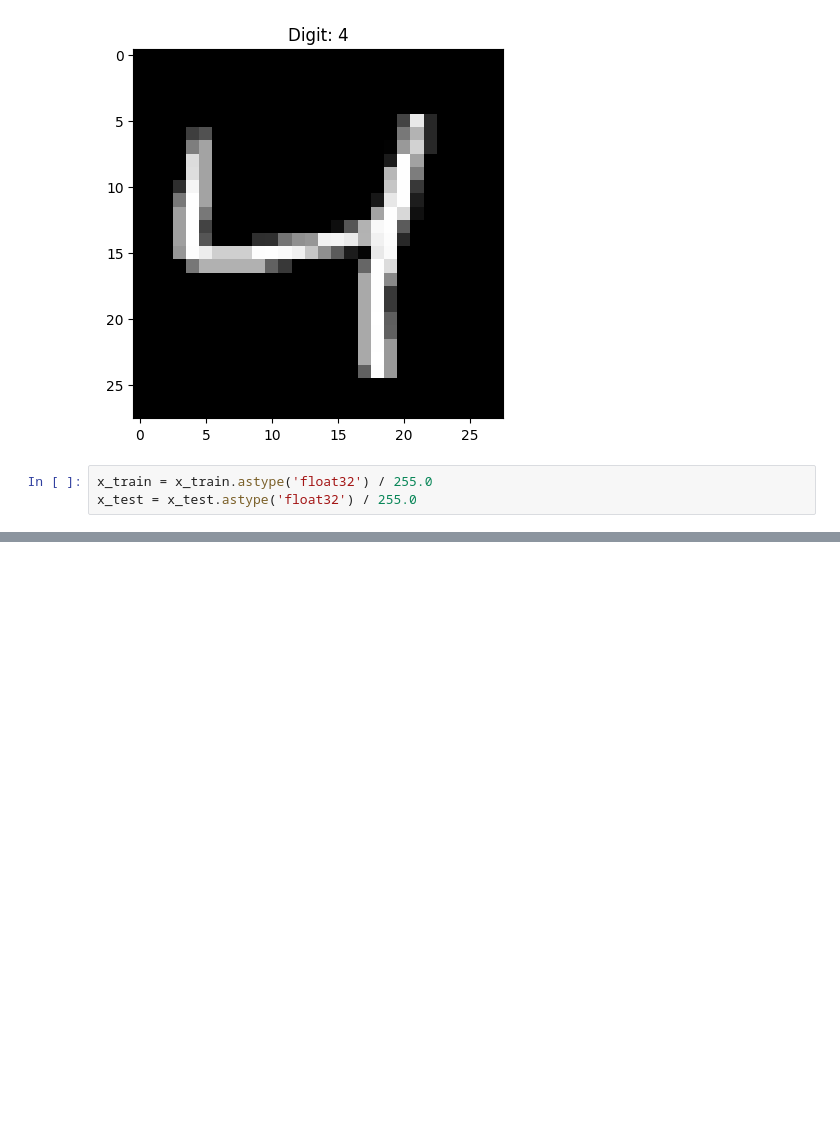
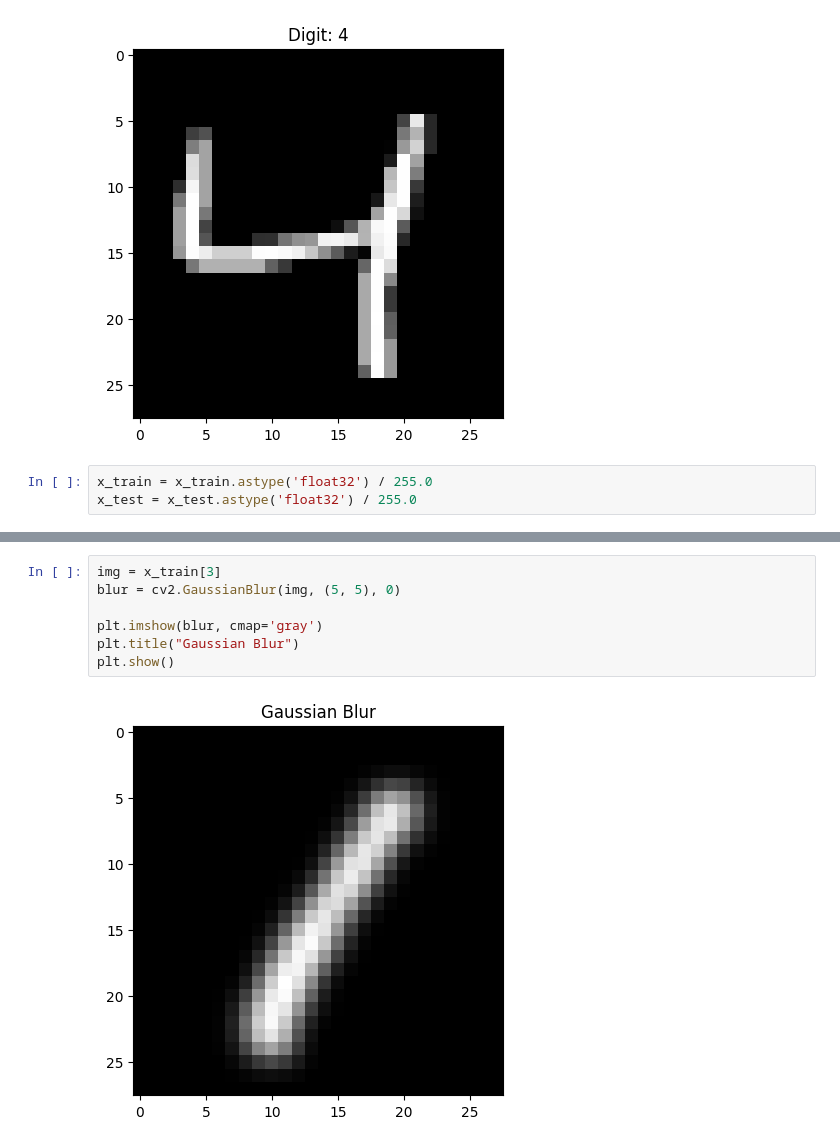
Before and after one commit to atul-sing-h/bigdatamca, a Jupyter notebook: Atulmnist.ipynb, the cells around one changed output, grey strips where cells are left out. Drawn from its saved outputs; the diff is of its cells as text; blank space fills up the shorter version.

```diff
--- a/Atulmnist.ipynb
+++ b/Atulmnist.ipynb
@@ -38,0 +55,9 @@ x_test = x_test.astype('float32') / 255.0
+# %%
+img = x_train[3]
+blur = cv2.GaussianBlur(img, (5, 5), 0)
+
+plt.imshow(blur, cmap='gray')
+plt.title("Gaussian Blur")
+plt.show()
+# %% [output]
+[figure, added]
```
Also changed, not shown: parts of 3 cells of this notebook.
